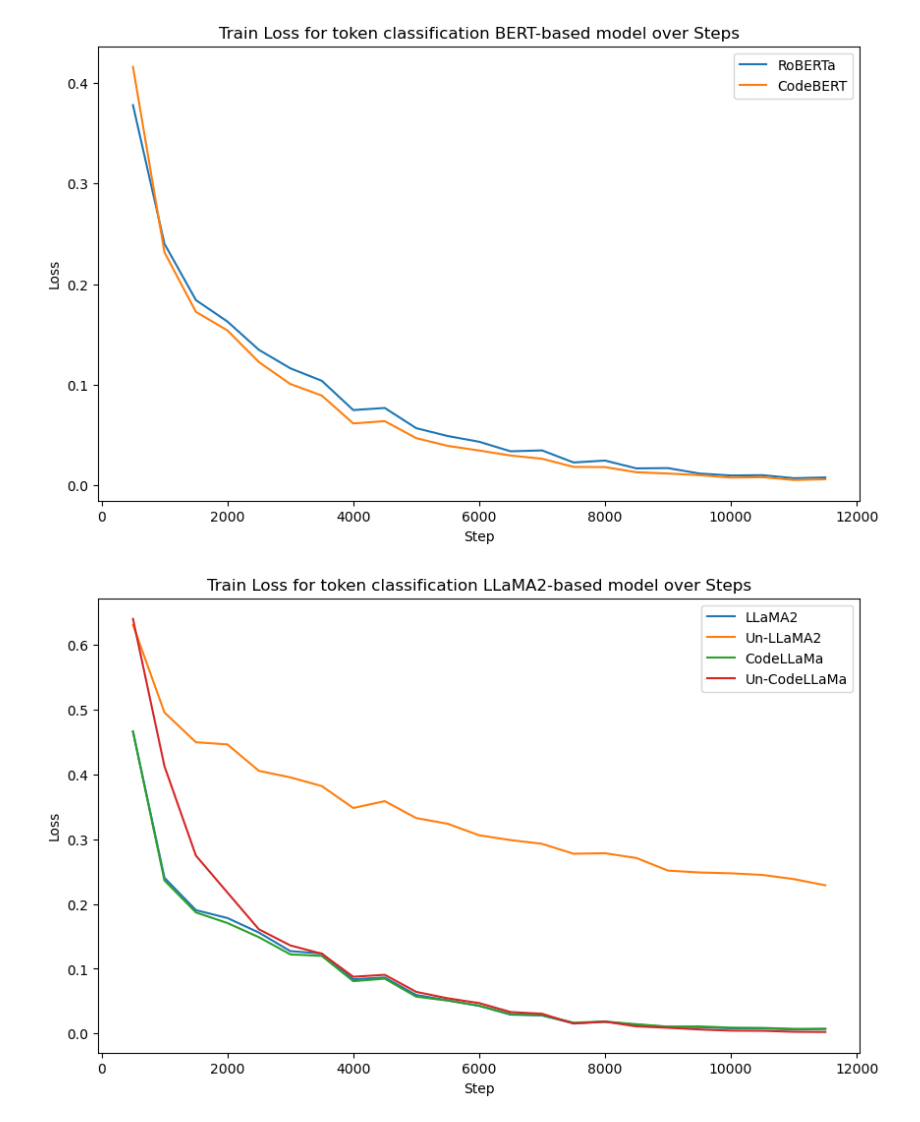
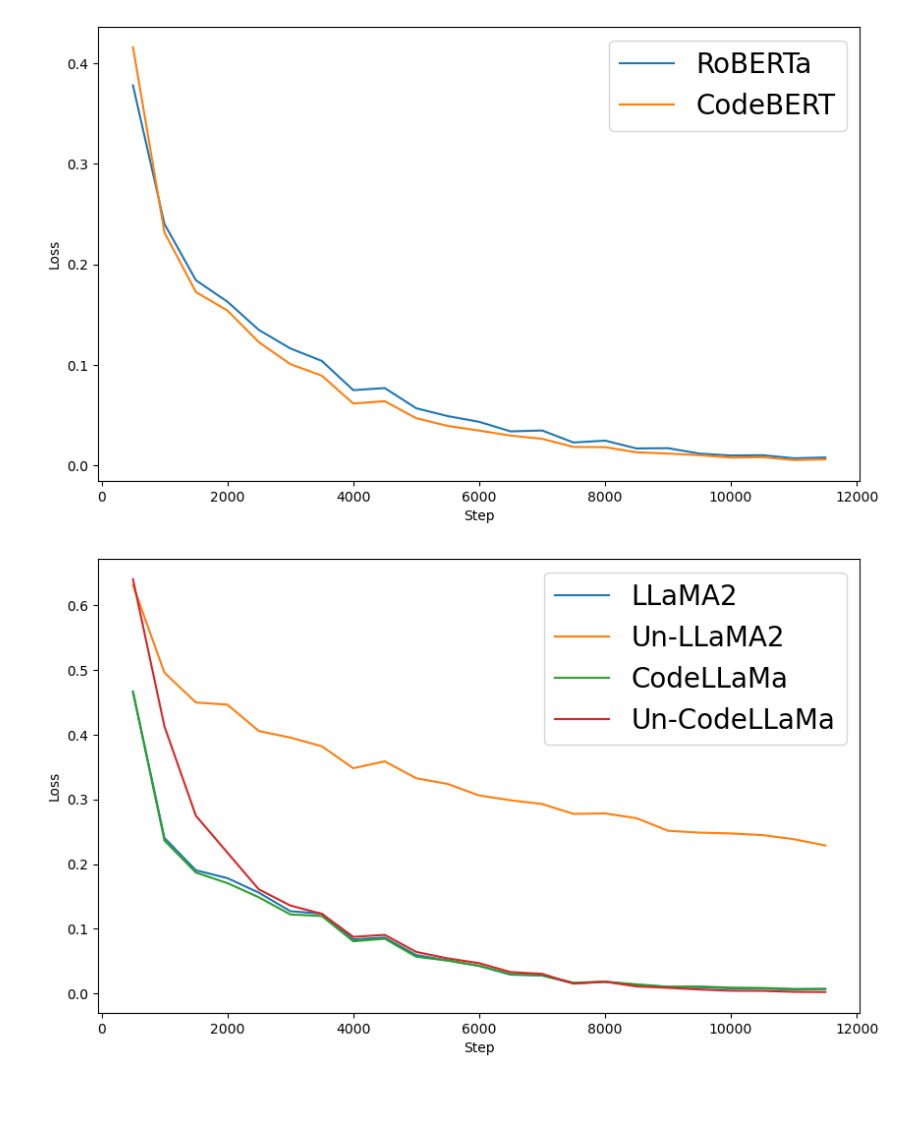
Before and after one commit to boyfromasia/NER_SE, a Jupyter notebook: plots/plot_losses.ipynb, the cells around one changed output. Saved outputs shown, nothing was run; the diff lists cells and outputs as text; code cells hidden in the pictures; blank space fills up the shorter version.

```diff
--- a/plots/plot_losses.ipynb
+++ b/plots/plot_losses.ipynb
@@ -22,6 +22,8 @@ t5_small_clf_conll = read_log("t5-small-conll.txt")
 codet5_small_clf_conll = read_log("codet5-small-conll.txt")
 
 type_loss = "loss"
+legend_size = 20
+fontsize = 20
 # %%
 def get_losses(dct, type_loss, cut):
     steps = [entry['step'] for entry in dct if type_loss in entry][:cut]
@@ -57,39 +59,41 @@ plt.plot(steps, losses, linestyle='-',  label="RoBERTa")
 steps, losses = get_losses(codebert, type_loss, cut)
 plt.plot(steps, losses, linestyle='-', label="CodeBERT")
 
-plt.title('Train Loss for token classification BERT-based model over Steps')
-plt.legend()
+#plt.title('Train Loss for token classification RoBERTa-based models over steps', fontsize=fontsize - 2.5)
+plt.legend(prop={'size': legend_size})
 plt.xlabel('Step')
 plt.ylabel('Loss')
 plt.grid(False)
+plt.savefig(f"loss_bert.png", bbox_inches='tight', dpi=100)
 plt.show()
 # %% [output]
-[figure, old version]
+[figure, new version]
 # %%
 import matplotlib.pyplot as plt
 plt.figure(figsize=(10, 6))
 cut = None
 
 steps, losses = get_losses(llama, type_loss, cut)
 plt.plot(steps, losses, linestyle='-',  label="LLaMA2")
 
 steps, losses = get_losses(unllama, type_loss, cut)
 plt.plot(steps, losses, linestyle='-', label="Un-LLaMA2")
 
 steps, losses = get_losses(codellama, type_loss, cut)
 plt.plot(steps, losses, linestyle='-',  label="CodeLLaMa")
 
 steps, losses = get_losses(uncodellama, type_loss, cut)
 plt.plot(steps, losses, linestyle='-', label="Un-CodeLLaMa")
 
-plt.title('Train Loss for token classification LLaMA2-based model over Steps')
-plt.legend()
+#plt.title('Train Loss for token classification LLaMA2-based models over steps', fontsize=fontsize - 3.2)
+plt.legend(prop={'size': legend_size})
 plt.xlabel('Step')
 plt.ylabel('Loss')
 plt.grid(False)
+plt.savefig(f"loss_llama.png", bbox_inches='tight', dpi=100)
 plt.show()
 # %% [output]
-[figure, old version]
+[figure, new version]
 # %%
 import matplotlib.pyplot as plt
 plt.figure(figsize=(10, 6))
```
Also changed, not shown: parts of 8 cells of this notebook, 15 other files.
